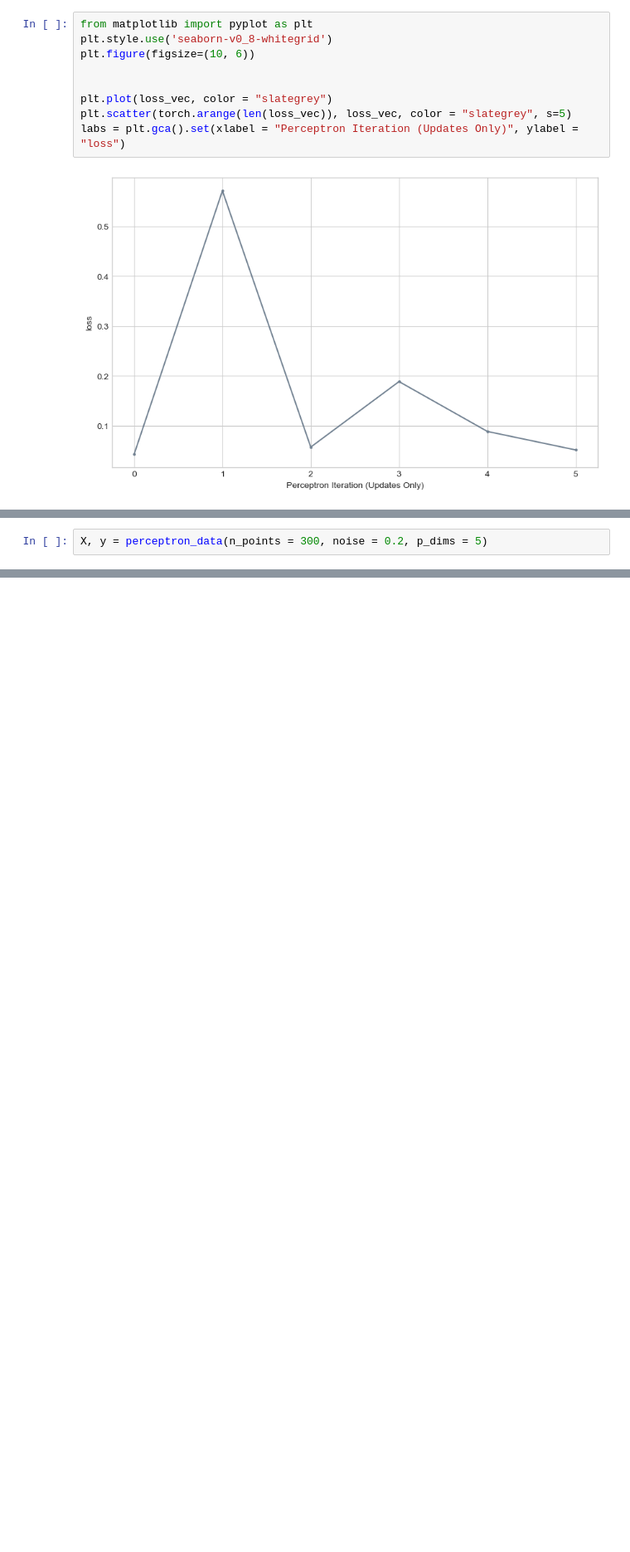
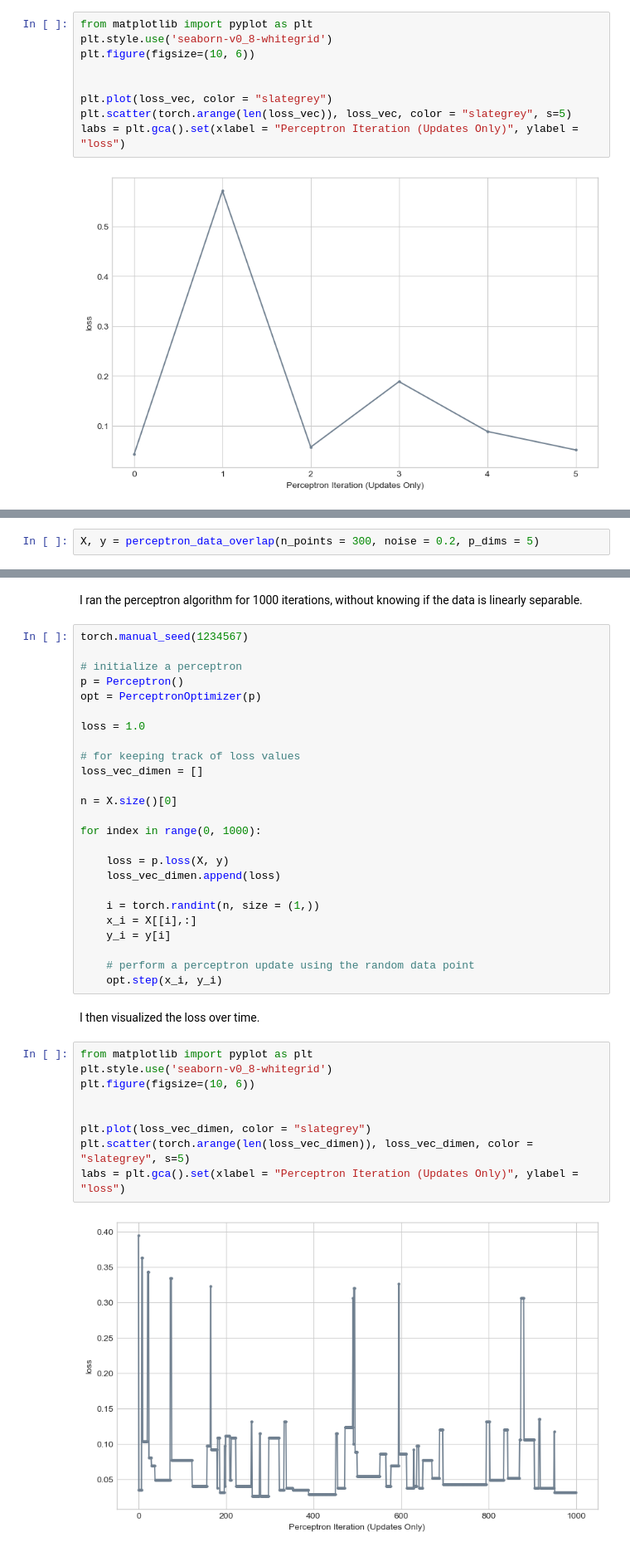
Before and after one commit to lfschweitzer/lfschweitzer.github.io, a Jupyter notebook: posts/post4/homework4.ipynb, the cells around one changed output, grey strips where cells are left out. Shown: that part at 83% size. Drawn from its saved outputs; the diff is of its cells as text; blank space fills up the shorter version.

```diff
--- a/posts/post4/homework4.ipynb
+++ b/posts/post4/homework4.ipynb
@@ -253,2 +288,2 @@ labs = plt.gca().set(xlabel = "Perceptron Iteration (Updates Only)", ylabel = "l
 # %%
-X, y = perceptron_data(n_points = 300, noise = 0.2, p_dims = 5)
+X, y = perceptron_data_overlap(n_points = 300, noise = 0.2, p_dims = 5)
@@ -299,0 +290,40 @@ plt.tight_layout()
+# %% [markdown]
+I ran the perceptron algorithm for 1000 iterations, without knowing if the data is linearly separable.
+# %%
+torch.manual_seed(1234567)
+
+# initialize a perceptron
+p = Perceptron()
+opt = PerceptronOptimizer(p)
+
+loss = 1.0
+
+# for keeping track of loss values
+loss_vec_dimen = []
+
+n = X.size()[0]
+
+for index in range(0, 1000):
+
+    loss = p.loss(X, y)
+    loss_vec_dimen.append(loss)
+
+    i = torch.randint(n, size = (1,))
+    x_i = X[[i],:]
+    y_i = y[i]
+
+    # perform a perceptron update using the random data point
+    opt.step(x_i, y_i)
+# %% [markdown]
+I then visualized the loss over time.
+# %%
+from matplotlib import pyplot as plt
+plt.style.use('seaborn-v0_8-whitegrid')
+plt.figure(figsize=(10, 6))
+
+
+plt.plot(loss_vec_dimen, color = "slategrey")
+plt.scatter(torch.arange(len(loss_vec_dimen)), loss_vec_dimen, color = "slategrey", s=5)
+labs = plt.gca().set(xlabel = "Perceptron Iteration (Updates Only)", ylabel = "loss")
+# %% [output]
+[figure, added]
```
Also changed, not shown: parts of 39 cells of this notebook, 1 other file.
